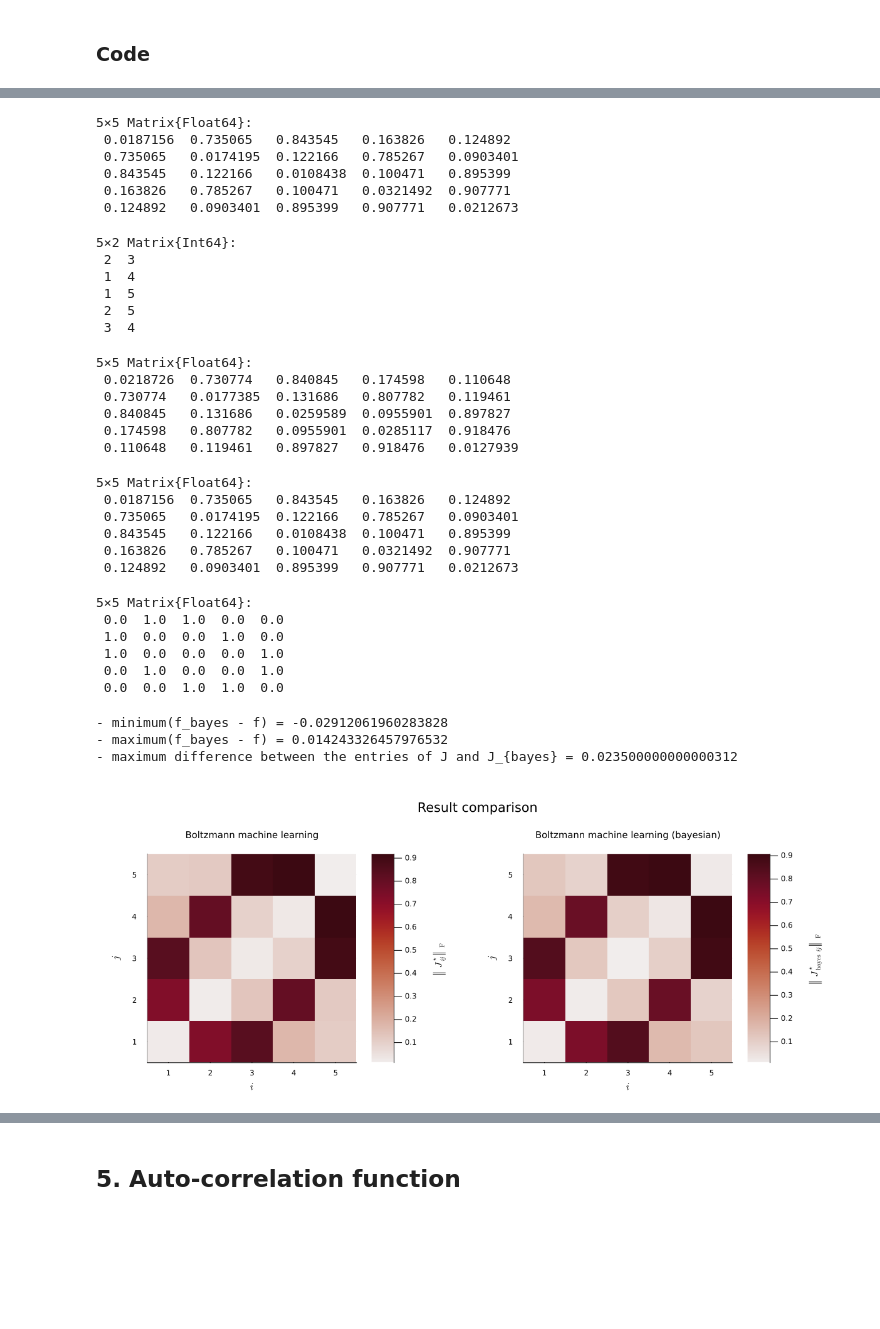
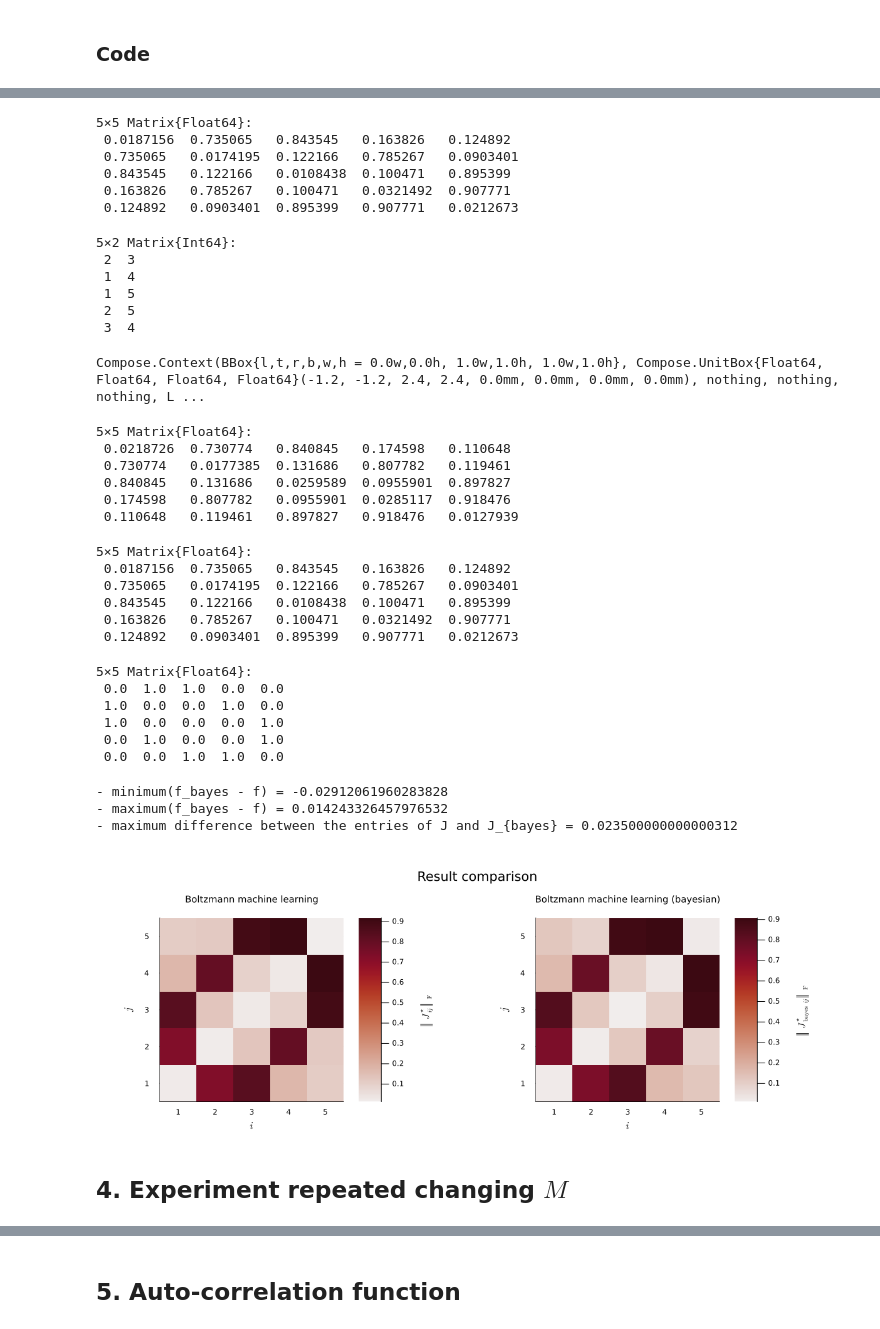
Before and after one commit to caporali/models_and_algorithms_project, a Jupyter notebook: project/main.ipynb, the cells around one changed output, grey strips where cells are left out. Drawn from its saved outputs; the diff is of its cells as text; code cells hidden in the pictures; blank space fills up the shorter version.

```diff
--- a/project/main.ipynb
+++ b/project/main.ipynb
@@ -562,17 +557,22 @@ for i in 1:n, j in 1:n
 end
 display(f_bayes)
 
-neighbors_bayes = [Int64[], Int64[], Int64[], Int64[], Int64[]]
+neighbours_bayes = [Int64[], Int64[], Int64[], Int64[], Int64[]]
 for i in 1:n, j in 1:n
 	if (f_bayes[i, j] > 0.2)
-		append!(neighbors_bayes[i], [j])
+		append!(neighbours_bayes[i], [j])
 	end
 end
 
 adj_matrix_bayes = f_bayes .> 0.2
 
-neighbors_bayes = mapreduce(permutedims, vcat, neighbors_bayes)
-display(neighbors_bayes)
+neighbours_bayes = mapreduce(permutedims, vcat, neighbours_bayes)
+display(neighbours_bayes)
+
+g_bayes = Graphs.SimpleGraph(adj_matrix_bayes)
+nodelabel = ["x[$i]" for i in 1:n]
+nodefillc = [colorant"lightseagreen", colorant"red" , colorant"orange", colorant"green", colorant"purple"]
+gplot(g_bayes, nodefillc = nodefillc, layout = circular_layout, nodelabel = nodelabel, nodelabelangleoffset = π/4)
 # %% [output]
 5×5 Matrix{Float64}:
  0.0187156  0.735065   0.843545   0.163826   0.124892
@@ -586,41 +586,49 @@ display(neighbors_bayes)
  1  5
  2  5
  3  4
+Compose.Context(BBox{l,t,r,b,w,h = 0.0w,0.0h, 1.0w,1.0h, 1.0w,1.0h}, Compose.UnitBox{Float64, Float64, Float64, Float64}(-1.2, -1.2, 2.4, 2.4, 0.0mm, 0.0mm, 0.0mm, 0.0mm), nothing, nothing, nothing, L ...
 # %%
 # comparison J, J_bayes
 display(f)
 display(f_bayes)
 display(f_gt)
 
 print("- minimum(f_bayes - f) = " , minimum(f_bayes - f), "\n- maximum(f_bayes - f) = ", maximum(f_bayes - f), "\n")
 J_diff = PottsParam(n, q)
 J_diff.main .= J_bayes.main - J.main
 print("- maximum difference between the entries of J and J_{bayes} = ", maxabs_parameter(J_diff))
 
-plot_f = heatmap(f, xlabel = L"i", ylabel = L"j", title = "Boltzmann machine learning", titlefontsize = 10, colorbar_title = L"\left\Vert J^{\star}_{ij} \right\Vert_{\operatorname{F}}", aspect_ratio = 1, xlim = (0.5, 5.5), c = :amp)
-plot_f_bayes = heatmap(f_bayes, xlabel = L"i", ylabel = L"j", title = "Boltzmann machine learning (bayesian)", titlefontsize = 10, colorbar_title = L"\left\Vert J_{\operatorname{bayes}}^{\star}_{ij} \right\Vert_{\operatorname{F}}", aspect_ratio = 1, xlim = (0.5, 5.5), c = :amp)
-plot(plot_f, plot_f_bayes, layout = @layout([B C]), legend = false, plot_title = "\nResult comparison", plot_titlefontsize = 14, plot_titlevspan = 0.15, size = (1200, 500), margin = 5Plots.mm)
+plot_f = heatmap(f, xlabel = L"i", ylabel = L"j", title = "Boltzmann machine learning",
+	titlefontsize = 10, colorbar_title = L"\left\Vert J^{\star}_{ij} \right\Vert_{\operatorname{F}}",
+	aspect_ratio = 1, xlim = (0.5, 5.5), c = :amp)
+plot_f_bayes = heatmap(f_bayes, xlabel = L"i", ylabel = L"j", title = "Boltzmann machine learning (bayesian)",
+	titlefontsize = 10, colorbar_title = L"\left\Vert J_{\operatorname{bayes}}^{\star}_{ij} \right\Vert_{\operatorname{F}}",
+	aspect_ratio = 1, xlim = (0.5, 5.5), c = :amp)
+plot(plot_f, plot_f_bayes, layout = @layout([B C]), legend = false, plot_title = "\nResult comparison",
+	plot_titlefontsize = 14, plot_titlevspan = 0.15, size = (1200, 450), margin = 5Plots.mm)
 # %% [output]
 5×5 Matrix{Float64}:
  0.0218726  0.730774   0.840845   0.174598   0.110648
  0.730774   0.0177385  0.131686   0.807782   0.119461
  0.840845   0.131686   0.0259589  0.0955901  0.897827
  0.174598   0.807782   0.0955901  0.0285117  0.918476
  0.110648   0.119461   0.897827   0.918476   0.0127939
 5×5 Matrix{Float64}:
  0.0187156  0.735065   0.843545   0.163826   0.124892
  0.735065   0.0174195  0.122166   0.785267   0.0903401
  0.843545   0.122166   0.0108438  0.100471   0.895399
  0.163826   0.785267   0.100471   0.0321492  0.907771
  0.124892   0.0903401  0.895399   0.907771   0.0212673
 5×5 Matrix{Float64}:
  0.0  1.0  1.0  0.0  0.0
  1.0  0.0  0.0  1.0  0.0
  1.0  0.0  0.0  0.0  1.0
  0.0  1.0  0.0  0.0  1.0
  0.0  0.0  1.0  1.0  0.0
 - minimum(f_bayes - f) = -0.02912061960283828
 - maximum(f_bayes - f) = 0.014243326457976532
 - maximum difference between the entries of J and J_{bayes} = 0.023500000000000312
-[figure, old version]
+[figure, new version]
+# %% [markdown]
+## 4. Experiment repeated changing $M$
 # %% [markdown]
```
Also changed, not shown: parts of 22 cells of this notebook.
